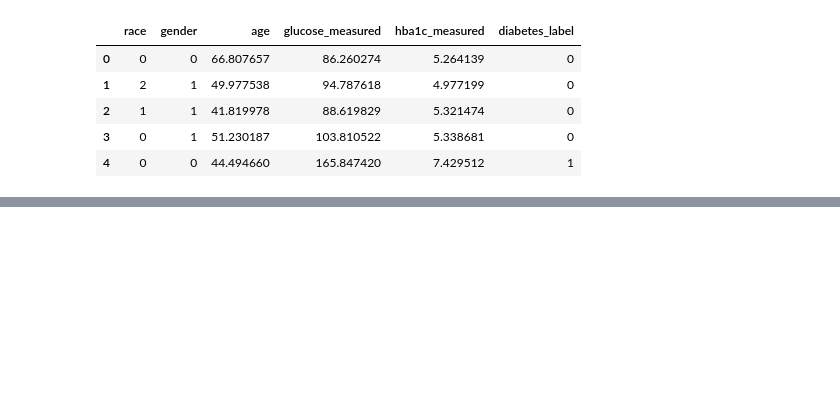
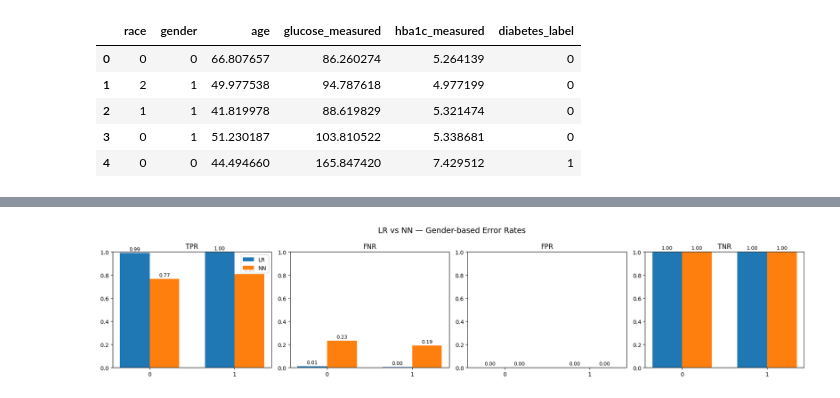
Before and after one commit to isabelle-bustamante/diabetes-fairness-ml, a Jupyter notebook: experiments/01_fair_world.ipynb, the cells around one changed output, grey strips where cells are left out. Cells and saved outputs as stored; diff of their text form; code cells hidden in the pictures; blank space fills up the shorter version.

```diff
--- a/experiments/01_fair_world.ipynb
+++ b/experiments/01_fair_world.ipynb
@@ -130,0 +289,9 @@ fair_nn
+# %%
+plot_lr_nn_rates(
+    lr_rates_gender,
+    nn_rates_gender,
+    group_col="gender",
+    title="LR vs NN — Gender-based Error Rates"
+)
+# %% [output]
+[figure, added]
```
Also changed, not shown: parts of 17 cells of this notebook, 2 other files.
